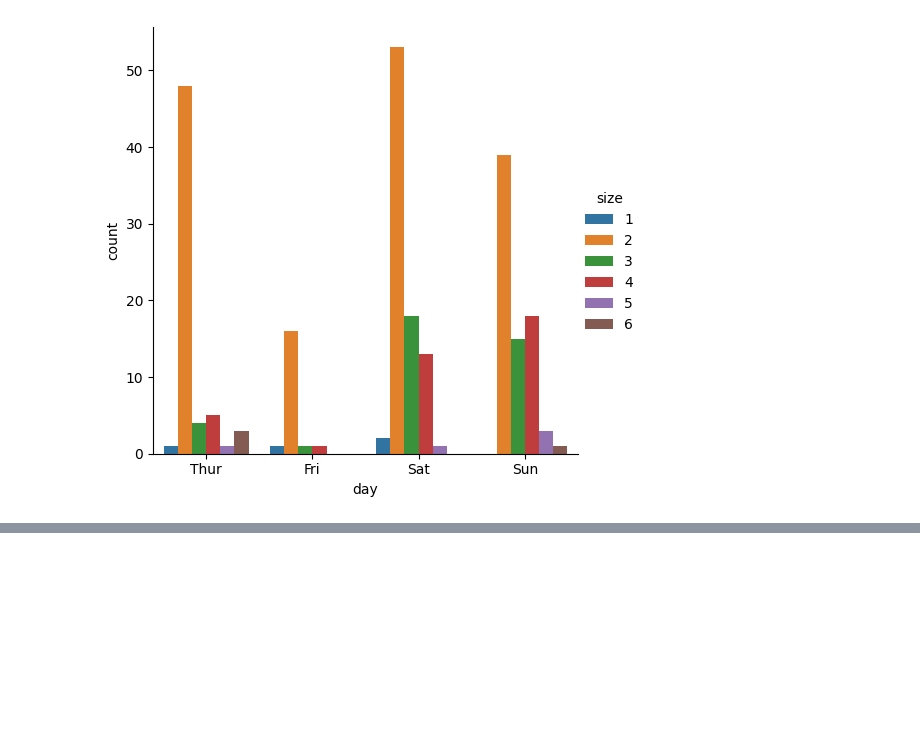
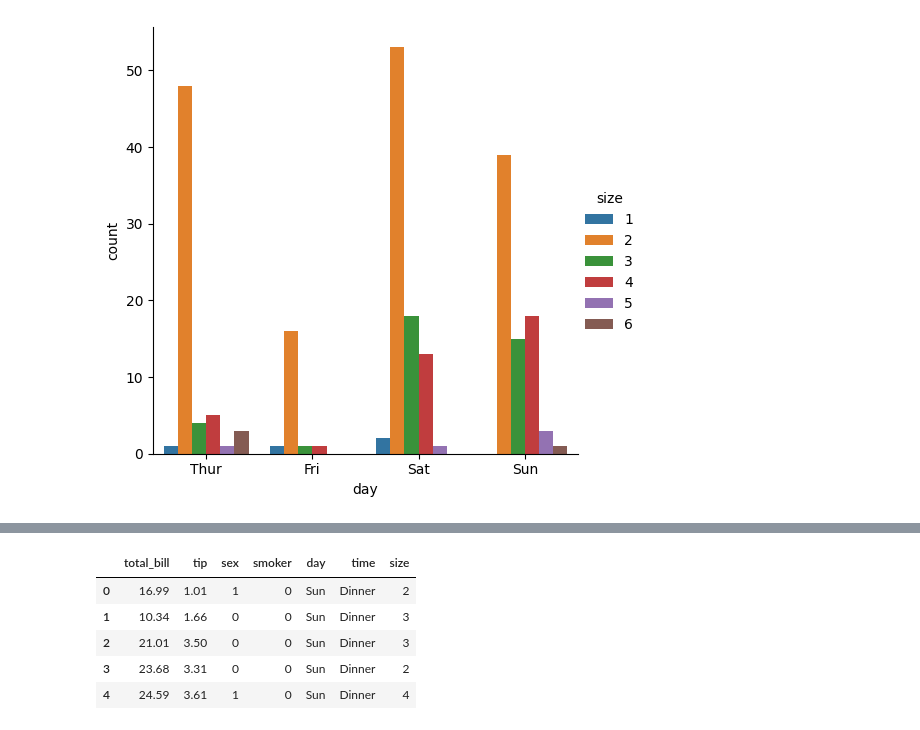
Before and after one commit to amirhosein-ziaei/Machine_Learning_Course, a Jupyter notebook: Linear_Regression/Linear_Regression.ipynb, the cells around one changed output, grey strips where cells are left out. Cells and saved outputs as stored; diff of their text form; code cells hidden in the pictures; blank space fills up the shorter version.

```diff
--- a/Linear_Regression/Linear_Regression.ipynb
+++ b/Linear_Regression/Linear_Regression.ipynb
@@ -133,0 +155,10 @@ sns.catplot(x='day' ,hue="size",kind="count", data=tips_df)
+# %%
+tips_df.replace({ 'sex': {'Male':0 , 'Female':1} , 'smoker' : {'No': 0 , 'Yes': 1}} ,inplace=True)
+tips_df.head()
+# %% [output]
+|  | total_bill | tip | sex | smoker | day | time | size |
+| 0 | 16.99 | 1.01 | 1 | 0 | Sun | Dinner | 2 |
+| 1 | 10.34 | 1.66 | 0 | 0 | Sun | Dinner | 3 |
+| 2 | 21.01 | 3.50 | 0 | 0 | Sun | Dinner | 3 |
+| 3 | 23.68 | 3.31 | 0 | 0 | Sun | Dinner | 2 |
+| 4 | 24.59 | 3.61 | 1 | 0 | Sun | Dinner | 4 |
```
Also changed, not shown: parts of 11 cells of this notebook.
